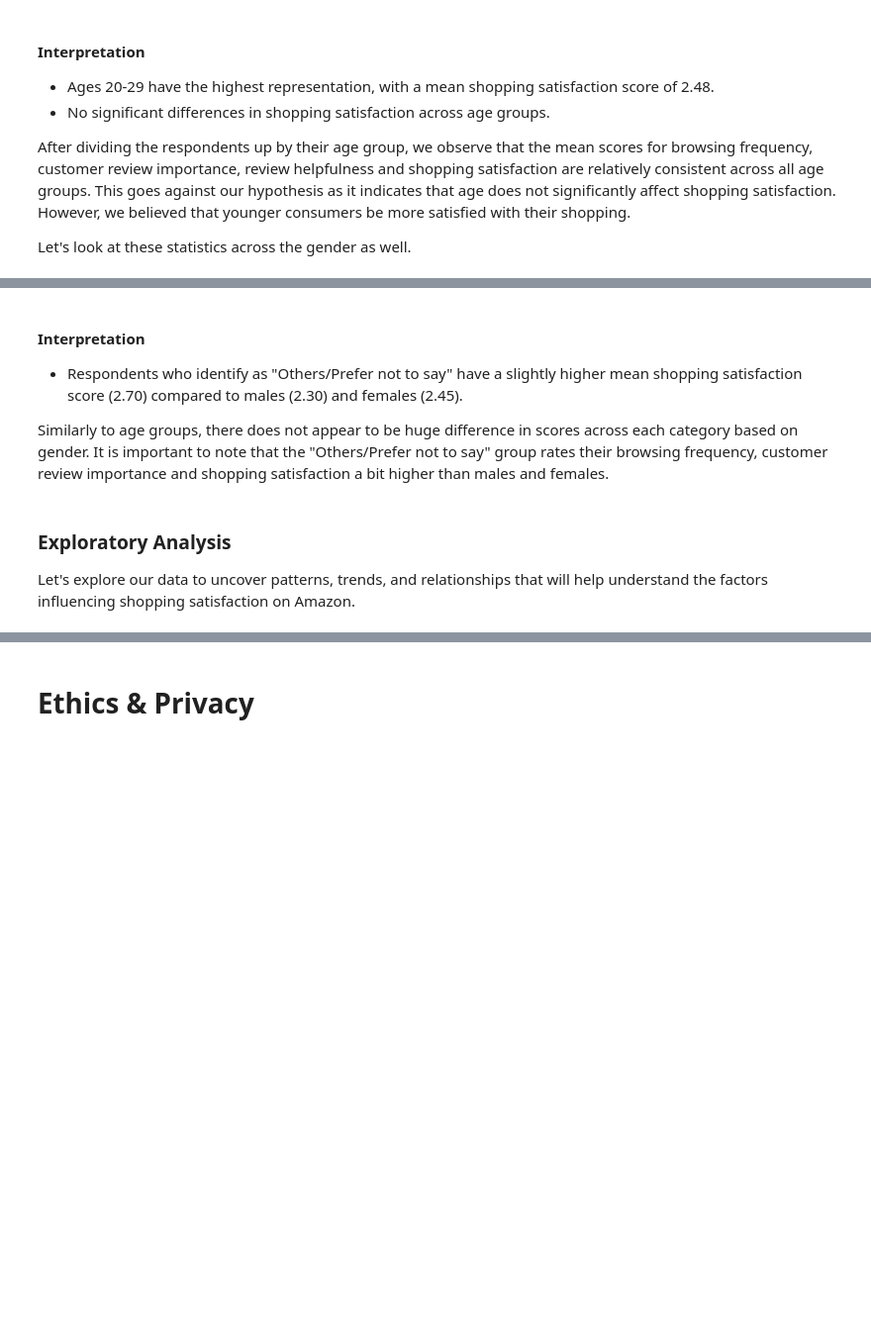
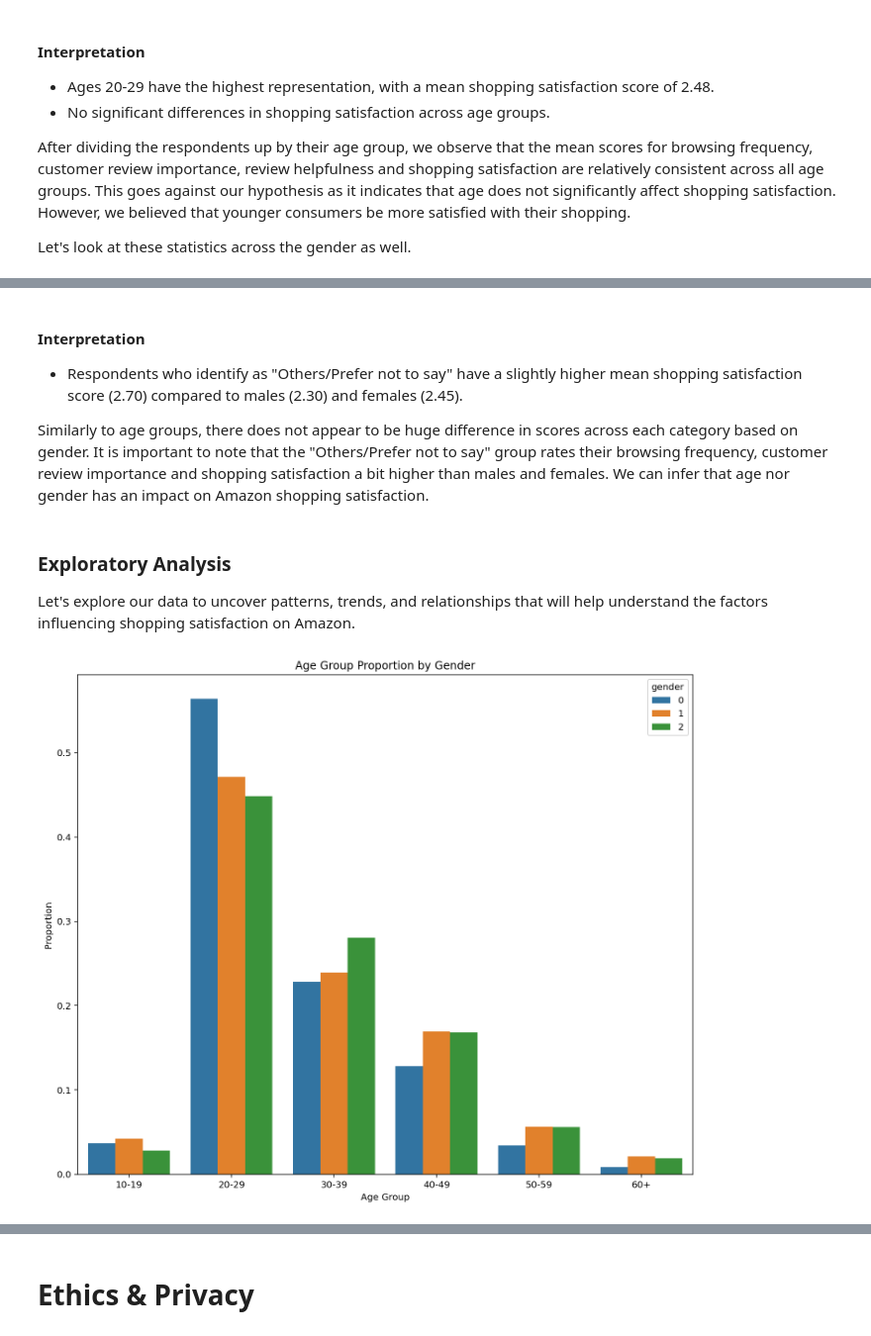
Before and after one commit to dylanatianzar/Amazon-Behavior-EDA, a Jupyter notebook: EDACheckpoint_group036.ipynb, the cells around one changed output, grey strips where cells are left out. Shown: that part at 99% size. Cells and saved outputs as stored; diff of their text form; code cells hidden in the pictures; blank space fills up the shorter version.

```diff
--- a/EDACheckpoint_group036.ipynb
+++ b/EDACheckpoint_group036.ipynb
@@ -204,8 +309,22 @@ cleaned_data.groupby('gender').describe()
 #### Interpretation
 - Respondents who identify as "Others/Prefer not to say" have a slightly higher mean shopping satisfaction score (2.70) compared to males (2.30) and females (2.45).
 
-Similarly to age groups, there does not appear to be huge difference in scores across each category based on gender. It is important to note that the "Others/Prefer not to say" group rates their browsing frequency, customer review importance and shopping satisfaction a bit higher than males and females.
+Similarly to age groups, there does not appear to be huge difference in scores across each category based on gender. It is important to note that the "Others/Prefer not to say" group rates their browsing frequency, customer review importance and shopping satisfaction a bit higher than males and females. We can infer that age nor gender has an impact on Amazon shopping satisfaction.
 # %% [markdown]
 ### Exploratory Analysis
 
 Let's explore our data to uncover patterns, trends, and relationships that will help understand the factors influencing shopping satisfaction on Amazon.
+# %%
+df_prop = df_age.groupby(['gender','age_group']).size().reset_index(name='prop')
+total = df_age.groupby('gender').size().reset_index(name='total')
+proportions = df_prop.merge(total, on='gender')
+proportions['proportion'] = proportions['prop']/proportions['total']
+prop_df = proportions[['gender','age_group','proportion']]
+plt.figure(figsize=(12, 10))
+sns.barplot(data=prop_df, x='age_group', y='proportion', hue='gender')
+plt.title('Age Group Proportion by Gender')
+plt.xlabel('Age Group')
+plt.ylabel('Proportion')
+plt.show()
+# %% [output]
+[figure, added]
```
Also changed, not shown: parts of 26 cells of this notebook, 1 other file.
